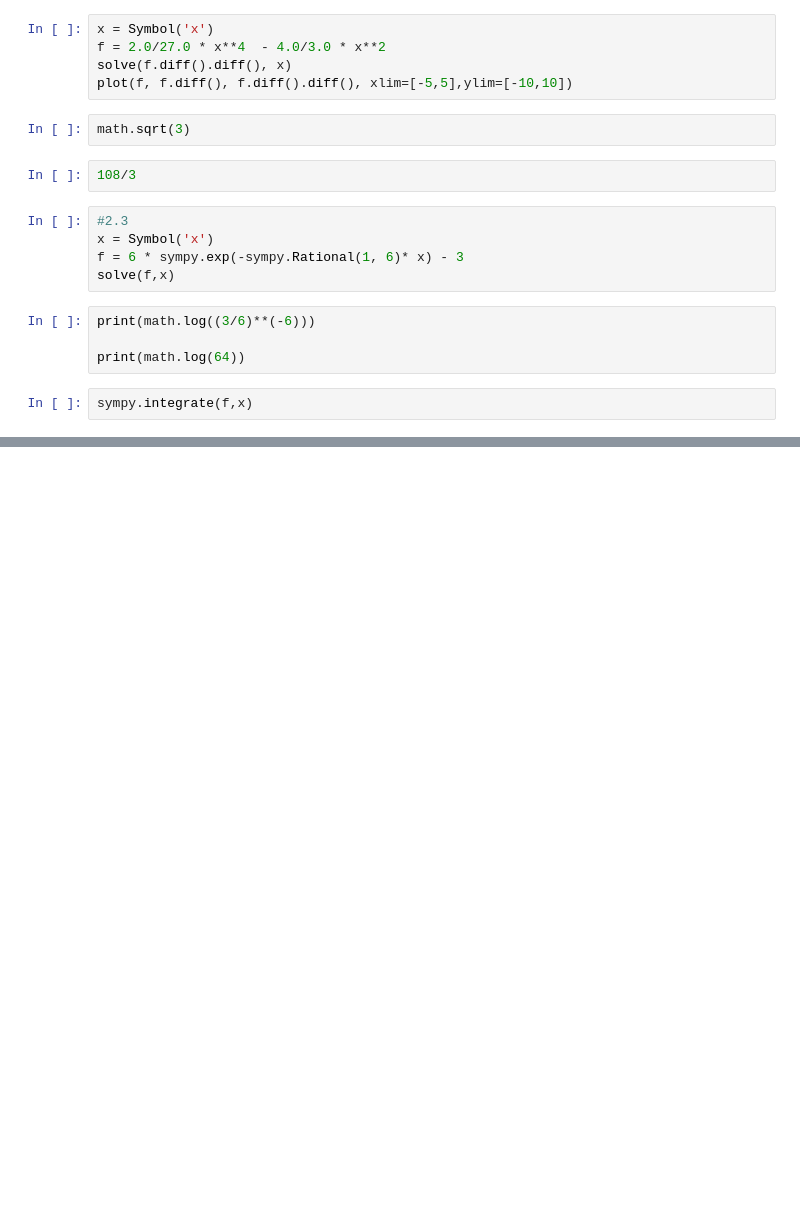
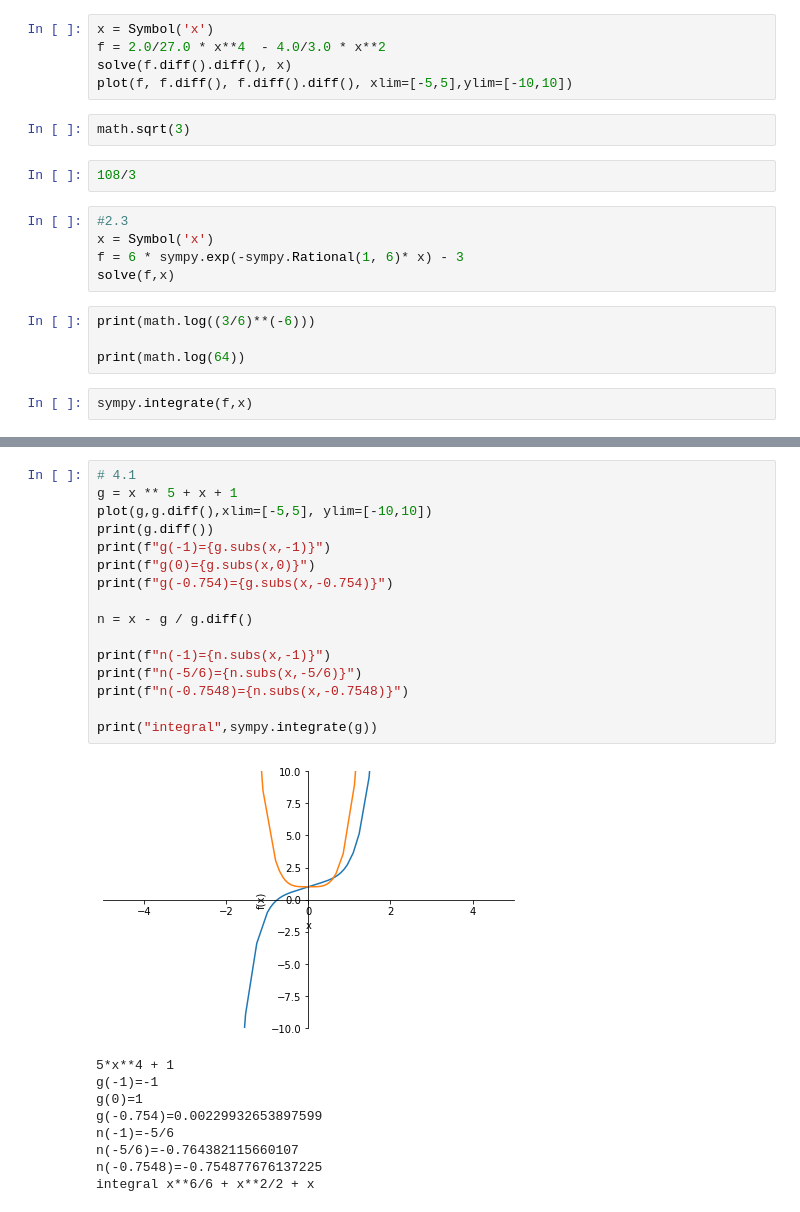
Before and after one commit to DerThorsten/litesaber, a Jupyter notebook: content/math/2019.ipynb, the cells around one changed output, grey strips where cells are left out. Cells and saved outputs as stored; diff of their text form; blank space fills up the shorter version.

```diff
--- a/content/math/2019.ipynb
+++ b/content/math/2019.ipynb
@@ -75,0 +138,26 @@ sympy.integrate(f,x)
+# %%
+# 4.1
+g = x ** 5 + x + 1
+plot(g,g.diff(),xlim=[-5,5], ylim=[-10,10])
+print(g.diff())
+print(f"g(-1)={g.subs(x,-1)}")
+print(f"g(0)={g.subs(x,0)}")
+print(f"g(-0.754)={g.subs(x,-0.754)}")
+
+n = x - g / g.diff()
+
+print(f"n(-1)={n.subs(x,-1)}")
+print(f"n(-5/6)={n.subs(x,-5/6)}")
+print(f"n(-0.7548)={n.subs(x,-0.7548)}")
+
+print("integral",sympy.integrate(g))
+# %% [output]
+[figure, added]
+5*x**4 + 1
+g(-1)=-1
+g(0)=1
+g(-0.754)=0.00229932653897599
+n(-1)=-5/6
+n(-5/6)=-0.764382115660107
+n(-0.7548)=-0.754877676137225
+integral x**6/6 + x**2/2 + x
```
Also changed, not shown: parts of 13 cells of this notebook.
